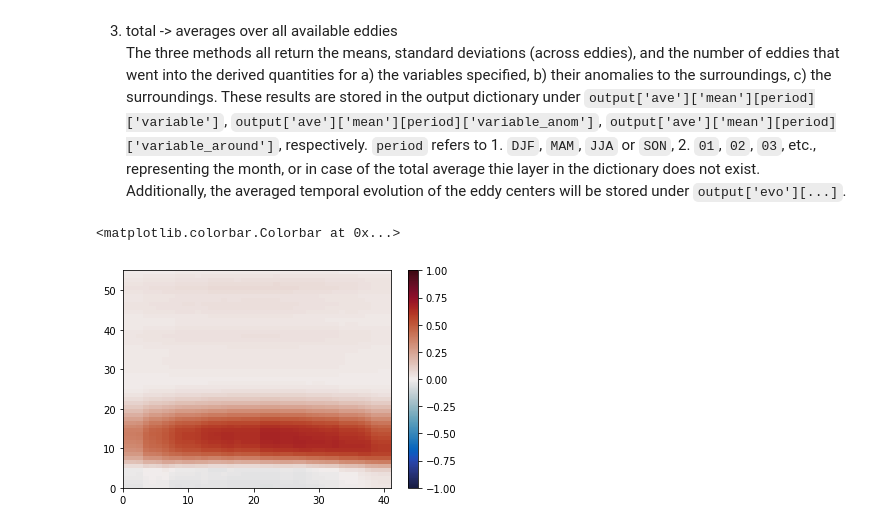
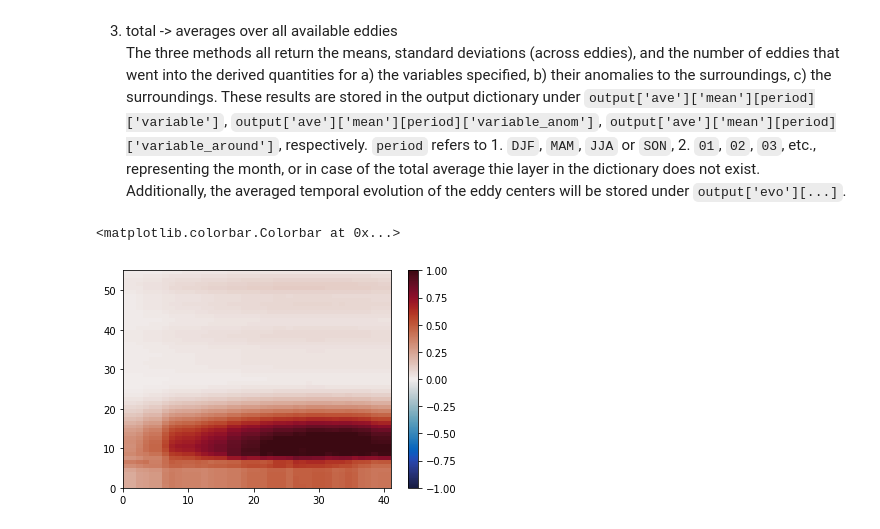
Before and after one commit to jk-rieck/eddytools, a Jupyter notebook: examples/run_eddytools_example_MITgcm_OW.ipynb, the cells around one changed output. Saved outputs shown, nothing was run; the diff lists cells and outputs as text; code cells hidden in the pictures.

```diff
--- a/examples/run_eddytools_example_MITgcm_OW.ipynb
+++ b/examples/run_eddytools_example_MITgcm_OW.ipynb
@@ -281,7 +283,7 @@ Things to note for the setting of `tracking_parameters`:
 # Specify parameters for eddy tracking
 tracking_parameters = {'model': 'MITgcm',
                        'grid': 'cartesian',
-                       'start_time': '0061-01-03', # time range start
+                       'start_time': '0061-01-05', # time range start
                        'end_time': '0061-12-30', # time range end
                        'calendar': '360_day', # calendar, must be either 360_day or standard
                        'dt': 5, # temporal resolution of the data in days
@@ -294,14 +296,14 @@ tracking_parameters = {'model': 'MITgcm',
                                  # (if set to 0, it will be calculated as (150. / (7. / dt)))
                        'eddy_scale_min': 0.5, # minimum factor by which eddy amplitude and area are allowed to change in one timestep
                        'eddy_scale_max': 1.5, # maximum factor by which eddy amplitude and area are allowed to change in one timestep
-                       'dict': eddies, # dictionary containing detected eddies to be used when not stored in files (set to 0 otherwise)
+                       'dict': 0, # dictionary containing detected eddies to be used when not stored in files (set to 0 otherwise)
                        'data_path': datapath, # path to the detected eddies pickle files
                        'file_root': 'test',
                        'file_spec': 'eddies_OW0.3_test',
                        'ross_path': datapath} # path to rossrad.dat containing Chelton et a1. 1998 Rossby radii
 # %%
 # Now we track the eddies, all information needed has to be added to `tracking_parameters`
-tracks = et.tracking.track(tracking_parameters, in_file=False)
+tracks = et.tracking.track(tracking_parameters, in_file=True)
 # %% [output]
 tracking at time step  9  of  72
 tracking at time step  17  of  72
@@ -452,7 +454,7 @@ First a "preparation" is performed: Basically, all eddies are interpolated onto
 For every variable specified, at every time step, the values and anomalies (with respect to surroundings) are interpolated (with method `method`) onto the normalized section and stored according to the month the eddy was first detected. The depth profile of the surroundings is stored as well.
 For available interpolation methods please have a look in the documentation of the underlying function [`scipy.interpolate.interp1d`](https://docs.scipy.org/doc/scipy/reference/generated/scipy.interpolate.interp1d.html).
 # %%
-normalized_eddies = et.average.prepare(samples, ['THETA'], lon_int=41, method='nearest')
+normalized_eddies = et.average.prepare(samples, ['THETA'], interp_vec=41, interp_method='nearest', section='meridional')
 # %% [output]
 THETA
 # %%
@@ -472,8 +474,8 @@ Additionally, the averaged temporal evolution of the eddy centers will be stored
 # %%
 season_eddies = et.average.seasonal(normalized_eddies, ['THETA'])
 # %%
-plt.pcolormesh(season_eddies['ave']['mean']['DJF']['THETA_anom'], vmin=-1, vmax=1, cmap=cm.balance)
+plt.pcolormesh(season_eddies['ave']['mean']['MAM']['THETA_anom'], vmin=-1, vmax=1, cmap=cm.balance)
 plt.colorbar()
 # %% [output]
 <matplotlib.colorbar.Colorbar at 0x...>
-[figure, old version]
+[figure, new version]
```
Also changed, not shown: parts of 10 cells of this notebook, 1 other file.
